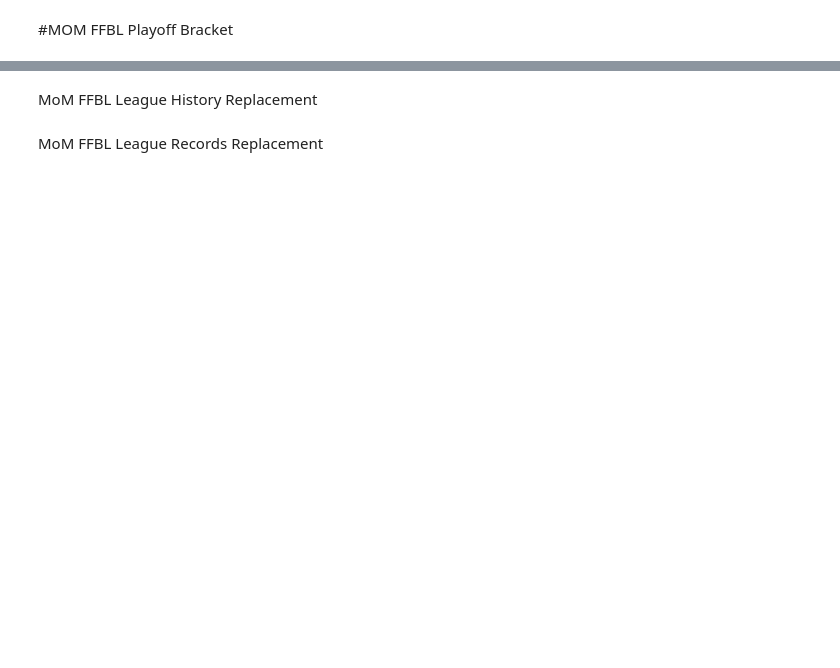
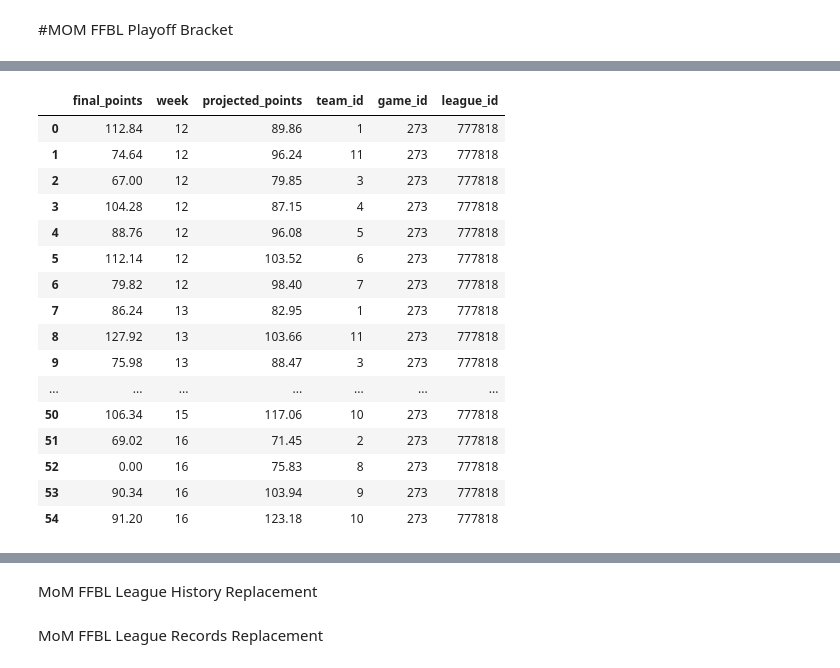
Before and after one commit to cuddebtj/Yahoo_Data, a Jupyter notebook: scripts/worksheet_2.ipynb, the cells around one changed output, grey strips where cells are left out. Drawn from its saved outputs; the diff is of its cells as text; code cells hidden in the pictures; blank space fills up the shorter version.

```diff
--- a/scripts/worksheet_2.ipynb
+++ b/scripts/worksheet_2.ipynb
@@ -237,0 +248,28 @@ bracket_seeding
+# %%
+endofseason_rankings_query = """SELECT game_id, reg_season_rank, manager, team_name, team_key FROM prod.regseasonrankings where game_id = 273"""
+eos_rankings = DatabaseCursor(PATH, options=OPTION_PROD).copy_data_from_postgres(
+    endofseason_rankings_query
+)
+
+
+league_settings_query = (
+    """SELECT playoff_start_week, num_playoff_teams, game_id from dev.leaguesettings where game_id = 273"""
+)
+league_settings = DatabaseCursor(PATH, options=OPTION_DEV).copy_data_from_postgres(
+    league_settings_query
+)
+
+
+team_points_weekly_query = """SELECT * from dev.weeklyteampoints where game_id = 273 and week >= 12"""
+team_points_weekly = DatabaseCursor(PATH, options=OPTION_DEV).copy_data_from_postgres(
+    team_points_weekly_query
+)
+
+
+teams_query = """SELECT team_key, name, nickname, game_id, league_id, team_id FROM dev.leagueteams where game_id = 273"""
+teams = DatabaseCursor(PATH, options=OPTION_DEV).copy_data_from_postgres(teams_query)
+
+
+# team_points_weekly = team_points_weekly.merge(teams, how='outer', left_on=['game_id', 'league_id', 'team_id'], right_on=['game_id', 'league_id', 'team_id'])
+# team_key = team_points_weekly['game_id'].astype(str)+"."+team_points_weekly['league_id'].astype(str)+".t."+team_points_weekly['team_id'].astype(str)
+# team_points_weekly['team_key'].fillna(team_key, inplace=True)
@@ -238 +281,21 @@ bracket_seeding
+# %%
+team_points_weekly
+# %% [output]
+|  | final_points | week | projected_points | team_id | game_id | league_id |
+| 0 | 112.84 | 12 | 89.86 | 1 | 273 | 777818 |
+| 1 | 74.64 | 12 | 96.24 | 11 | 273 | 777818 |
+| 2 | 67.00 | 12 | 79.85 | 3 | 273 | 777818 |
+| 3 | 104.28 | 12 | 87.15 | 4 | 273 | 777818 |
+| 4 | 88.76 | 12 | 96.08 | 5 | 273 | 777818 |
+| 5 | 112.14 | 12 | 103.52 | 6 | 273 | 777818 |
+| 6 | 79.82 | 12 | 98.40 | 7 | 273 | 777818 |
+| 7 | 86.24 | 13 | 82.95 | 1 | 273 | 777818 |
+| 8 | 127.92 | 13 | 103.66 | 11 | 273 | 777818 |
+| 9 | 75.98 | 13 | 88.47 | 3 | 273 | 777818 |
+| ... | ... | ... | ... | ... | ... | ... |
+| 50 | 106.34 | 15 | 117.06 | 10 | 273 | 777818 |
+| 51 | 69.02 | 16 | 71.45 | 2 | 273 | 777818 |
+| 52 | 0.00 | 16 | 75.83 | 8 | 273 | 777818 |
+| 53 | 90.34 | 16 | 103.94 | 9 | 273 | 777818 |
+| 54 | 91.20 | 16 | 123.18 | 10 | 273 | 777818 |
 # %%
```
Also changed, not shown: parts of 9 cells of this notebook, 3 other files.
